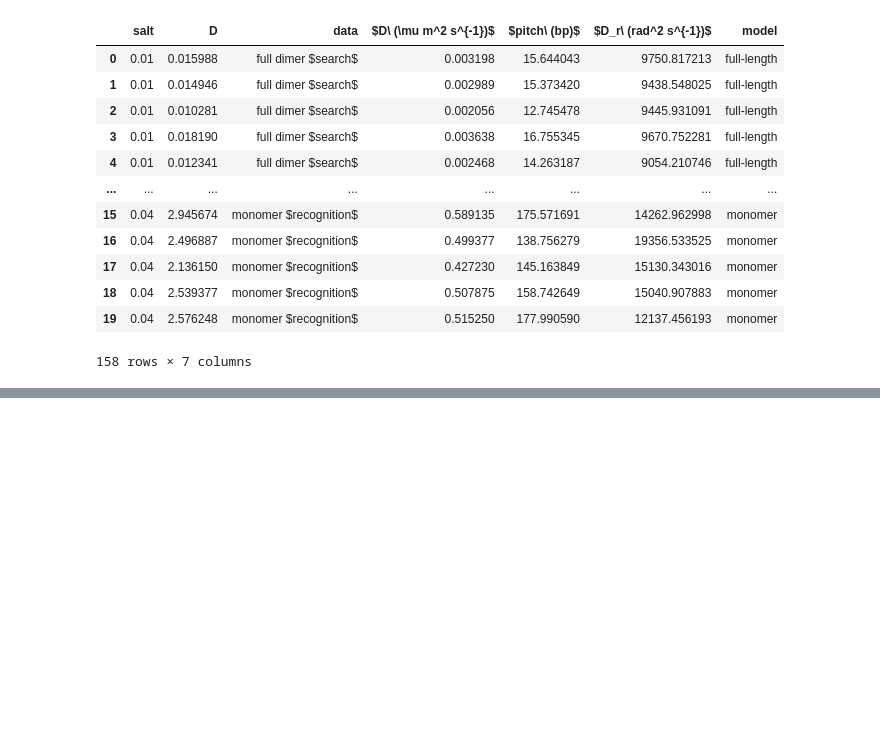
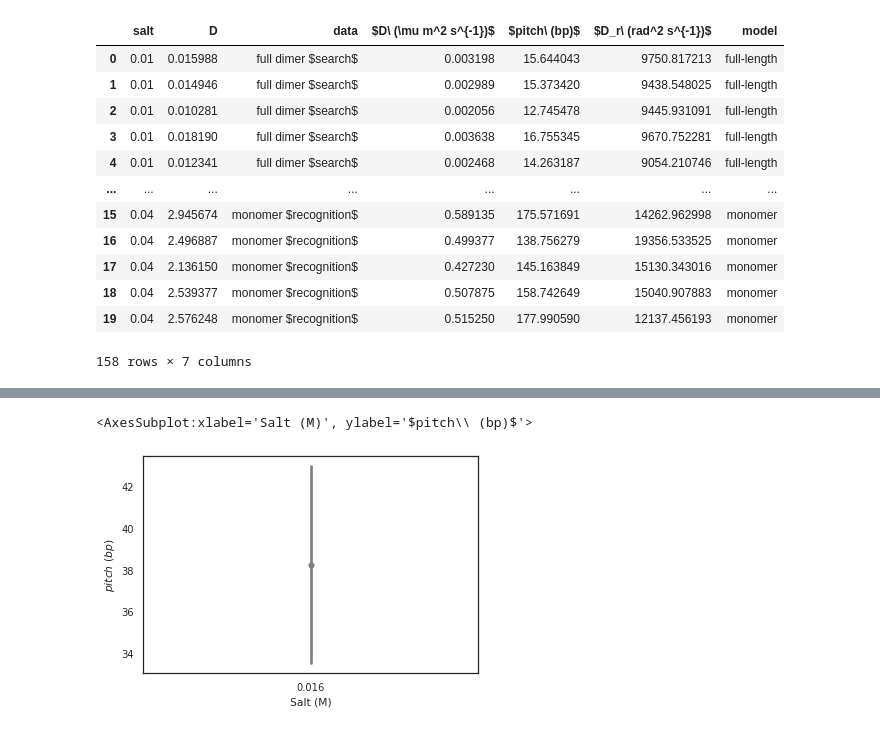
Before and after one commit to mallu2/CG_analysis, a Jupyter notebook: msd_diffusion_coefficient.ipynb, the cells around one changed output, grey strips where cells are left out. Saved outputs shown, nothing was run; the diff lists cells and outputs as text; code cells hidden in the pictures; blank space fills up the shorter version.

```diff
--- a/msd_diffusion_coefficient.ipynb
+++ b/msd_diffusion_coefficient.ipynb
@@ -640,13 +643,10 @@ all_pitches
 Marklund, E. et al. (2020). Nature
 Nature. https://doi.org/10.1038/s41586-020-2413-7"""
 
-xD = np.random.normal(loc=0.035, scale=0.002, size=8)
-xDr = np.random.normal(loc=9000, scale=0.00, size=8)
-xp= np.random.normal(loc=39, scale=9, size=8)
-DF_exp=pd.DataFrame({'$D\ (\mu m^2 s^{-1})$':[x for x in xD]*6,'$D_r\ (rad^2 s^{-1})$':[x for x in xDr]*6,\
-            '$pitch\ (bp)$':[x for x in xp]*6,'salt':[0.01 for x in range(len(xD))]+\
-            [0.02 for x in range(len(xD))]+[0.03 for x in range(len(xD))]+[0.04 for x in range(len(xD))]\
-                     +[0.05 for x in range(len(xD))]+[0.06 for x in range(len(xD))],\
-            'data':['experimental' for x in range(len(xD))]+['experimental' for x in range(len(xD))]+\
-                     ['experimental' for x in range(len(xD))]+['experimental' for x in range(len(xD))]+\
-                    ['experimental' for x in range(len(xD))]+['experimental' for x in range(len(xD))]})
+xD = np.random.normal(loc=0.035, scale=0.002, size=20)
+xDr = np.random.normal(loc=9000, scale=0.00, size=20)
+xp= np.random.normal(loc=39, scale=9, size=20)
+DF_exp=pd.DataFrame({'$D\ (\mu m^2 s^{-1})$':xD,'$D_r\ (rad^2 s^{-1})$':xDr,\
+            '$pitch\ (bp)$':xp,'Salt (M)':[0.016 for x in range(len(xD))],
+            'data':['experimental' for x in range(len(xD))],'model':['none' for x in range(len(xD))]})
+#0.016
@@ -652,0 +688,6 @@ DF_exp=pd.DataFrame({'$D\ (\mu m^2 s^{-1})$':[x for x in xD]*6,'$D_r\ (rad^2 s^{
+# %%
+sns.pointplot(x='Salt (M)',y='$pitch\ (bp)$',data=DF_exp,alpha=1,color='grey',error=('se', 95), \
+                  scale=0.7,markers='o')
+# %% [output]
+<AxesSubplot:xlabel='Salt (M)', ylabel='$pitch\\ (bp)$'>
+[figure, added]
```
Also changed, not shown: parts of 27 cells of this notebook.
